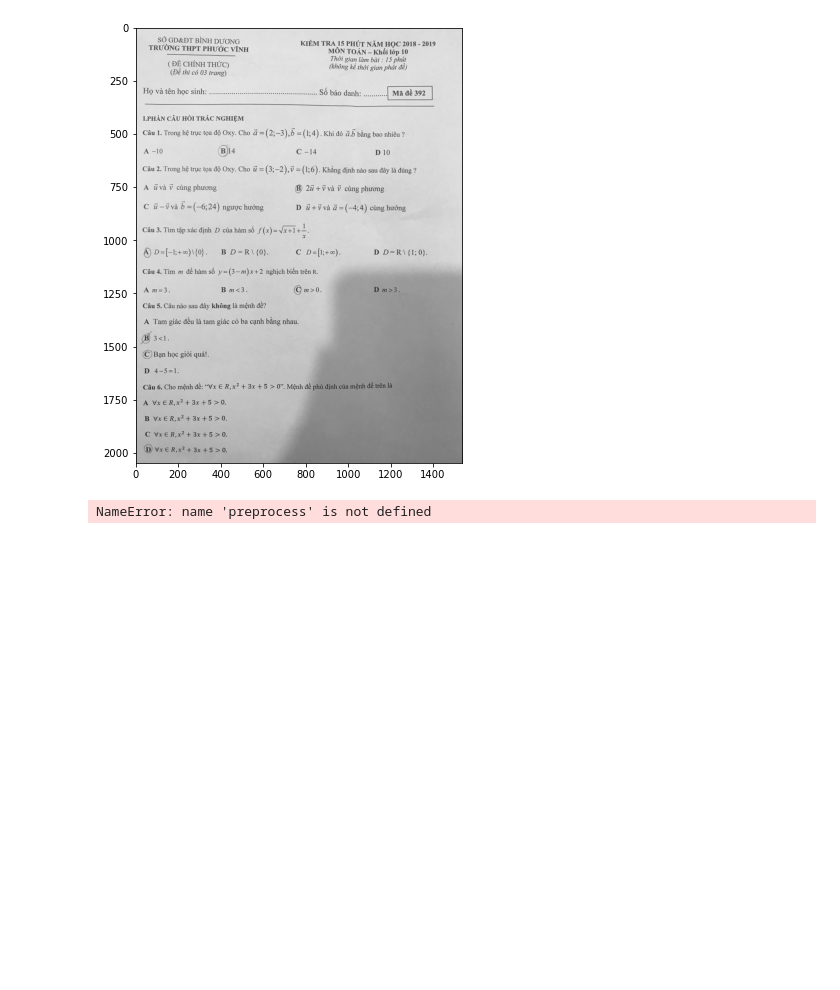
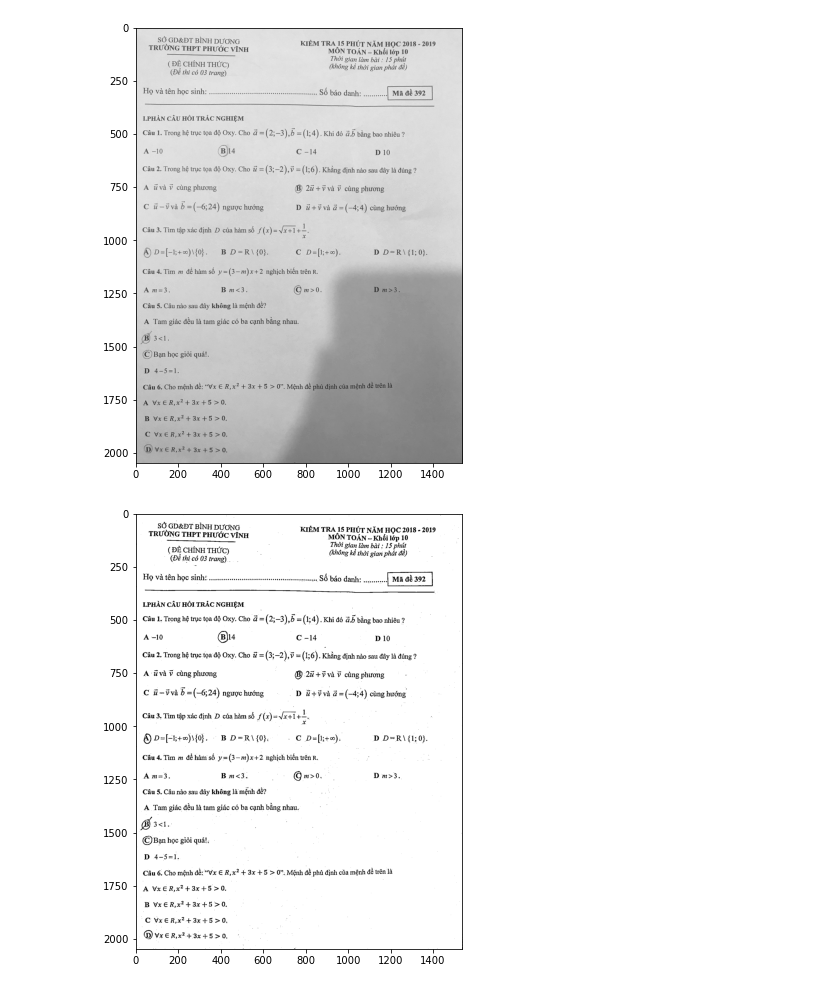
Before and after one commit to quockhanh0212/Multiple-choice-autograding, a Jupyter notebook: autograding.ipynb, the cells around one changed output. Cells and saved outputs as stored; diff of their text form; code cells hidden in the pictures; blank space fills up the shorter version.

```diff
--- a/autograding.ipynb
+++ b/autograding.ipynb
@@ -10,13 +10,13 @@ from detect_cross import *
 # %%
 plt.rcParams['figure.figsize'] = [8, 8]
 # %%
-img = cv2.imread('exam2.png', 0)
+img = cv2.imread('exam1.png', 0)
 plt.imshow(img, cmap='gray')
 # %% [output]
 <matplotlib.image.AxesImage at 0x...>
 [figure]
 # %%
-binary_img = preprocess(img)
+binary_img =preprocess.preprocess(img)
 # %% [output]
-NameError: name 'preprocess' is not defined
+[figure, added]
 # %%
```
Also changed, not shown: parts of 10 cells of this notebook, 17 other files.
